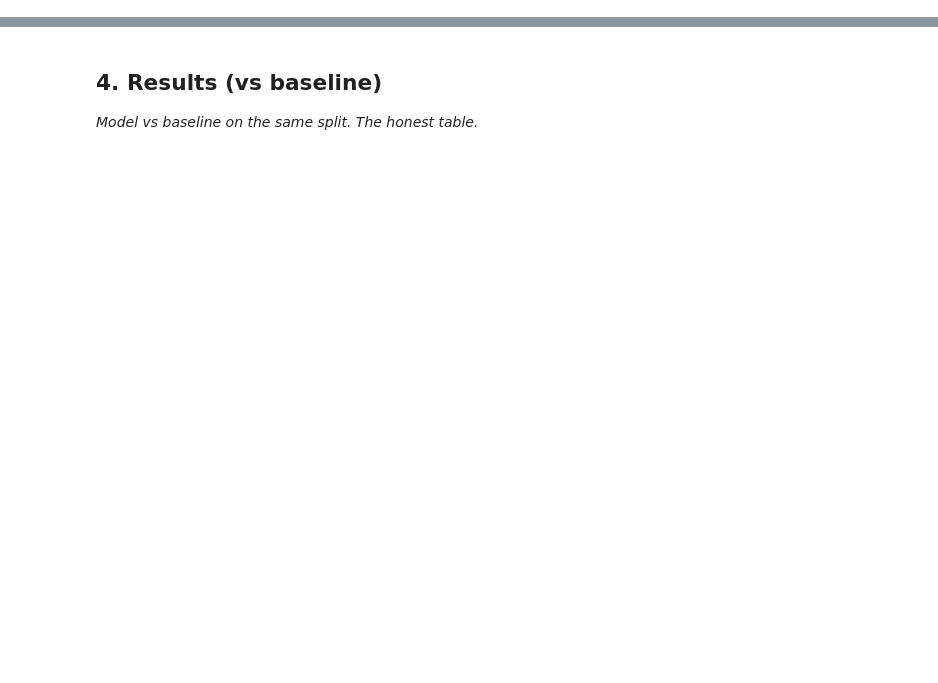
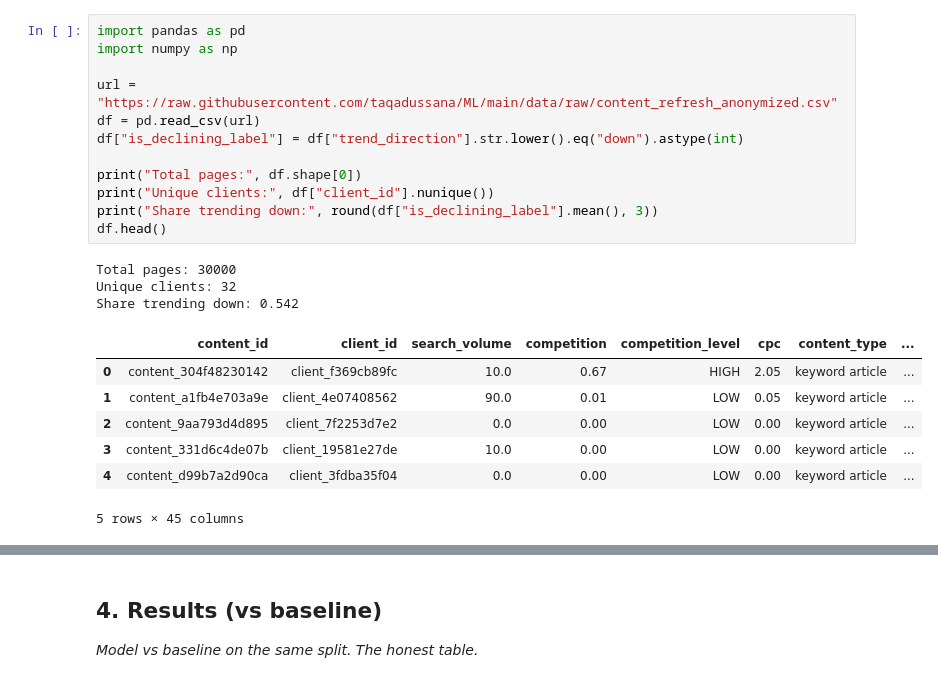
Before and after one commit to taqadussana/ML, a Jupyter notebook: work/notebooks/capstone.ipynb, the cells around one changed output, grey strips where cells are left out. Drawn from its saved outputs; the diff is of its cells as text; blank space fills up the shorter version.

```diff
--- a/work/notebooks/capstone.ipynb
+++ b/work/notebooks/capstone.ipynb
@@ -20,0 +41,23 @@ This skeleton is yours to fill. Work the sections **in order** — each one has
+# %%
+import pandas as pd
+import numpy as np
+
+url = "https://raw.githubusercontent.com/taqadussana/ML/main/data/raw/content_refresh_anonymized.csv"
+df = pd.read_csv(url)
+df["is_declining_label"] = df["trend_direction"].str.lower().eq("down").astype(int)
+
+print("Total pages:", df.shape[0])
+print("Unique clients:", df["client_id"].nunique())
+print("Share trending down:", round(df["is_declining_label"].mean(), 3))
+df.head()
+# %% [output]
+Total pages: 30000
+Unique clients: 32
+Share trending down: 0.542
+|  | content_id | client_id | search_volume | competition | competition_level | cpc | content_type | ... |
+| 0 | content_304f48230142 | client_f369cb89fc | 10.0 | 0.67 | HIGH | 2.05 | keyword article | ... |
+| 1 | content_a1fb4e703a9e | client_4e07408562 | 90.0 | 0.01 | LOW | 0.05 | keyword article | ... |
+| 2 | content_9aa793d4d895 | client_7f2253d7e2 | 0.0 | 0.00 | LOW | 0.00 | keyword article | ... |
+| 3 | content_331d6c4de07b | client_19581e27de | 10.0 | 0.00 | LOW | 0.00 | keyword article | ... |
+| 4 | content_d99b7a2d90ca | client_3fdba35f04 | 0.0 | 0.00 | LOW | 0.00 | keyword article | ... |
+5 rows × 45 columns
```
Also changed, not shown: parts of 14 cells of this notebook.
